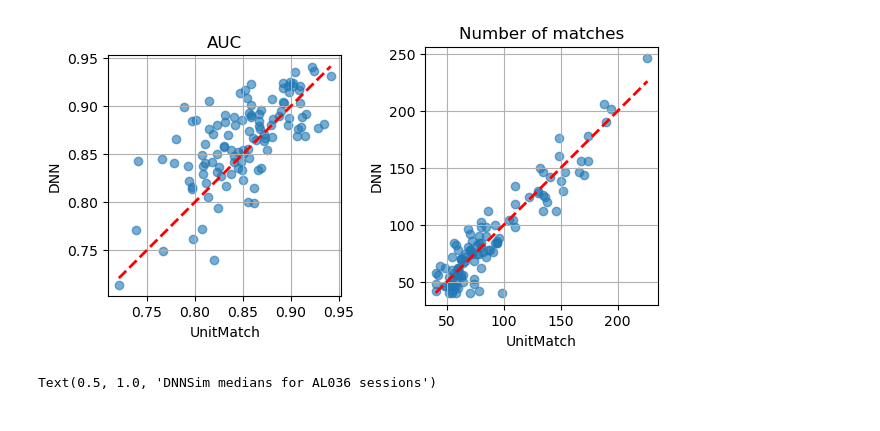
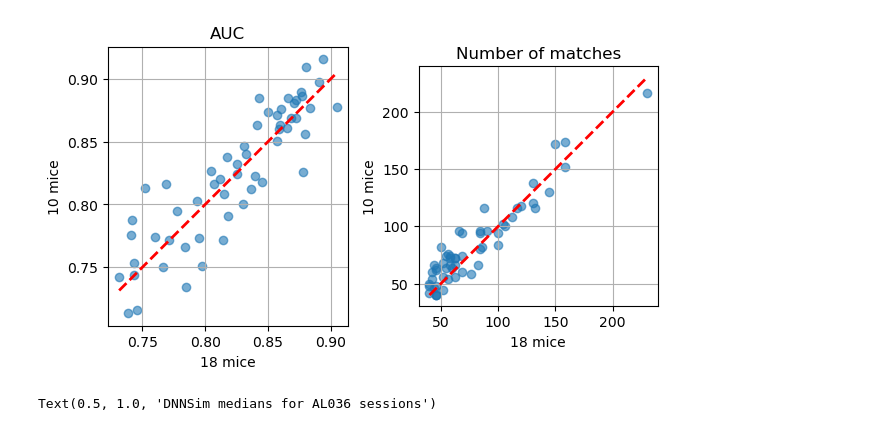
Before and after one commit to suyash144/DeepMatch, a Jupyter notebook: plotting/dnnvsum.ipynb, the cells around one changed output. Drawn from its saved outputs; the diff is of its cells as text; code cells hidden in the pictures.

```diff
--- a/plotting/dnnvsum.ipynb
+++ b/plotting/dnnvsum.ipynb
@@ -20,28 +20,47 @@ def dnn_vs_um(mt_path:str):
                 um_auc.append(um)
                 numbers_u.append(n_um)
     return dnn_auc, numbers_d, um_auc, numbers_u
+
+def dnn_vs_dnn(mt_path1:str, mt_path2:str):
+    mt1 = pd.read_csv(mt_path1)
+    mt2 = pd.read_csv(mt_path2)
+    sessions = set(mt1["RecSes1"].unique())
+    dnn1_auc, dnn2_auc, numbers_d1, numbers_d2 = [], [], [], []
+    for r1 in tqdm(sessions):
+        for r2 in tqdm(sessions):
+            if r1>=r2:
+                continue
+            dnn1, _, n_dnn1, _ = auc_one_pair(mt1, r1, r2, mt_path=mt_path1, dist_thresh=20)
+            dnn2, _, n_dnn2, _ = auc_one_pair(mt2, r1, r2, mt_path=mt_path2, dist_thresh=20)
+            if dnn1 is not None and dnn2 is not None:
+                dnn1_auc.append(dnn1)
+                numbers_d1.append(n_dnn1)
+                dnn2_auc.append(dnn2)
+                numbers_d2.append(n_dnn2)
+    return dnn1_auc, numbers_d1, dnn2_auc, numbers_d2
 # %%
-test_data_root = os.path.join(os.path.dirname(os.path.dirname(os.getcwd())), "R_DATA_UnitMatch")
-mt_path = os.path.join(test_data_root, "AL036", "19011116882", "3", "new_matchtable.csv")
-mt = pd.read_csv(mt_path)
+test_data_root = os.path.join(os.path.dirname(os.path.dirname(os.getcwd())), "ALL_DATA")
+mt_path = os.path.join(test_data_root, "AV009", "Probe1", "IMRO_10", "new_matchtable.csv")
+mt_pathalt = os.path.join(test_data_root, "AV009", "Probe1", "IMRO_10", "new_matchtable_alt10.csv")
 
-dnn_auc, numbers_d, um_auc, numbers_u = dnn_vs_um(mt_path)
+dnn_auc10, numbers_d10, dnn_auc18, numbers_d18 = dnn_vs_dnn(mt_path, mt_pathalt)
 # %%
 fig = plt.figure()
 ax1 = fig.add_subplot(121, aspect='equal')
-ax1.scatter(um_auc, dnn_auc, alpha=0.6)
-ax1.plot([min(um_auc), max(um_auc)], [min(um_auc), max(um_auc)], 'r--', lw=2)
+ax1.scatter(dnn_auc18, dnn_auc10, alpha=0.6)
+ax1.plot([min(dnn_auc18), max(dnn_auc18)], [min(dnn_auc18), max(dnn_auc18)], 'r--', lw=2)
 ax1.grid()
-ax1.set(title="AUC", xlabel="UnitMatch", ylabel="DNN")
+ax1.set_yticks(np.linspace(0.75, 0.90, 4))
+ax1.set(title="AUC", xlabel="18 mice", ylabel="10 mice")
 ax2 = fig.add_subplot(122, aspect='equal')
-ax2.scatter(numbers_u, numbers_d, alpha=0.6)
-ax2.plot([min(numbers_u), max(numbers_u)], [min(numbers_u), max(numbers_u)], 'r--', lw=2)
+ax2.scatter(numbers_d18, numbers_d10, alpha=0.6)
+ax2.plot([min(numbers_d18), max(numbers_d18)], [min(numbers_d18), max(numbers_d18)], 'r--', lw=2)
 ax2.grid()
-ax2.set(title="Number of matches", xlabel="UnitMatch", ylabel="DNN")
+ax2.set(title="Number of matches", xlabel="18 mice", ylabel="10 mice")
 fig.tight_layout()
 plt.show()
 # %% [output]
-[figure, old version]
+[figure, new version]
 # %%
 sessions = mt["RecSes1"].unique()
 
```
Also changed, not shown: 3 other files.
